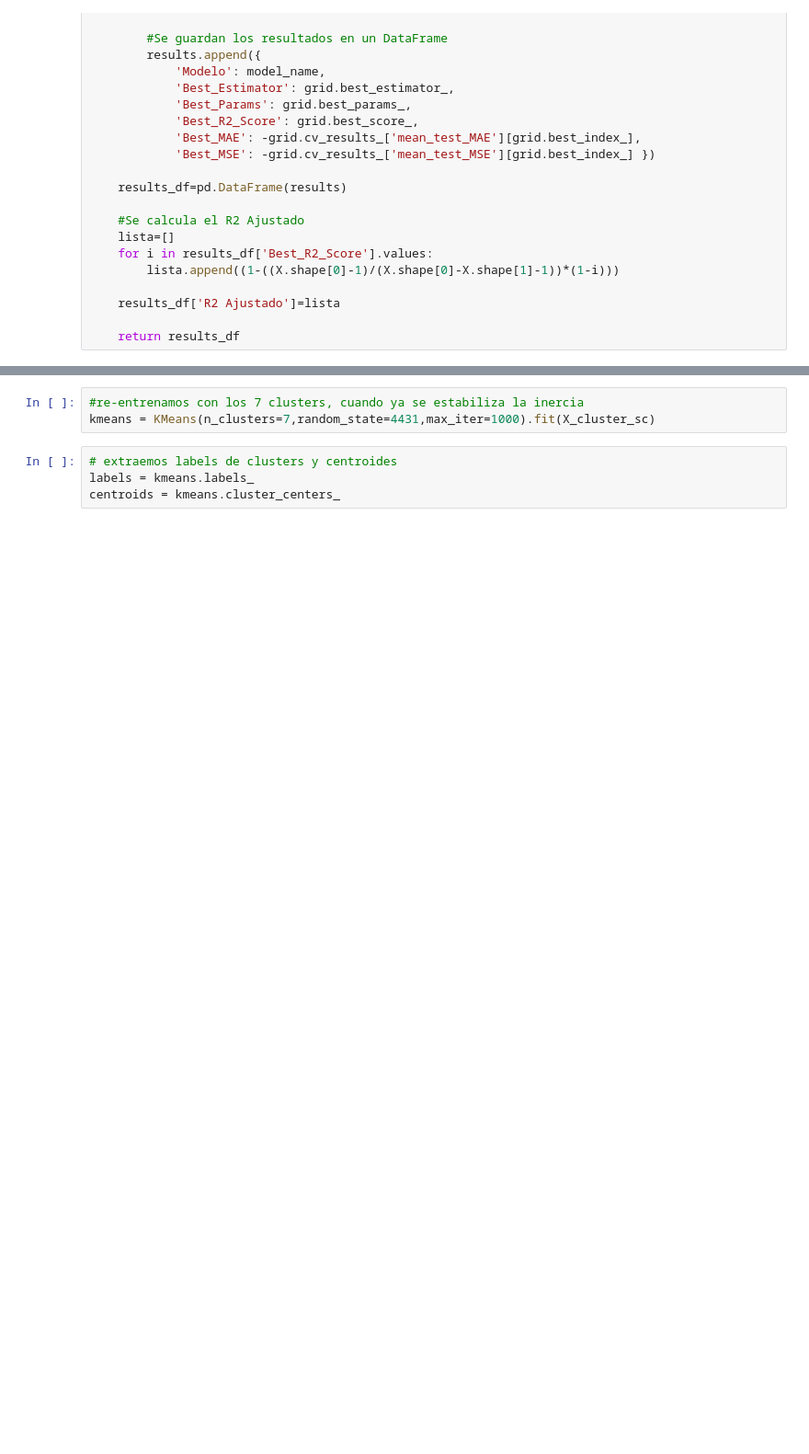
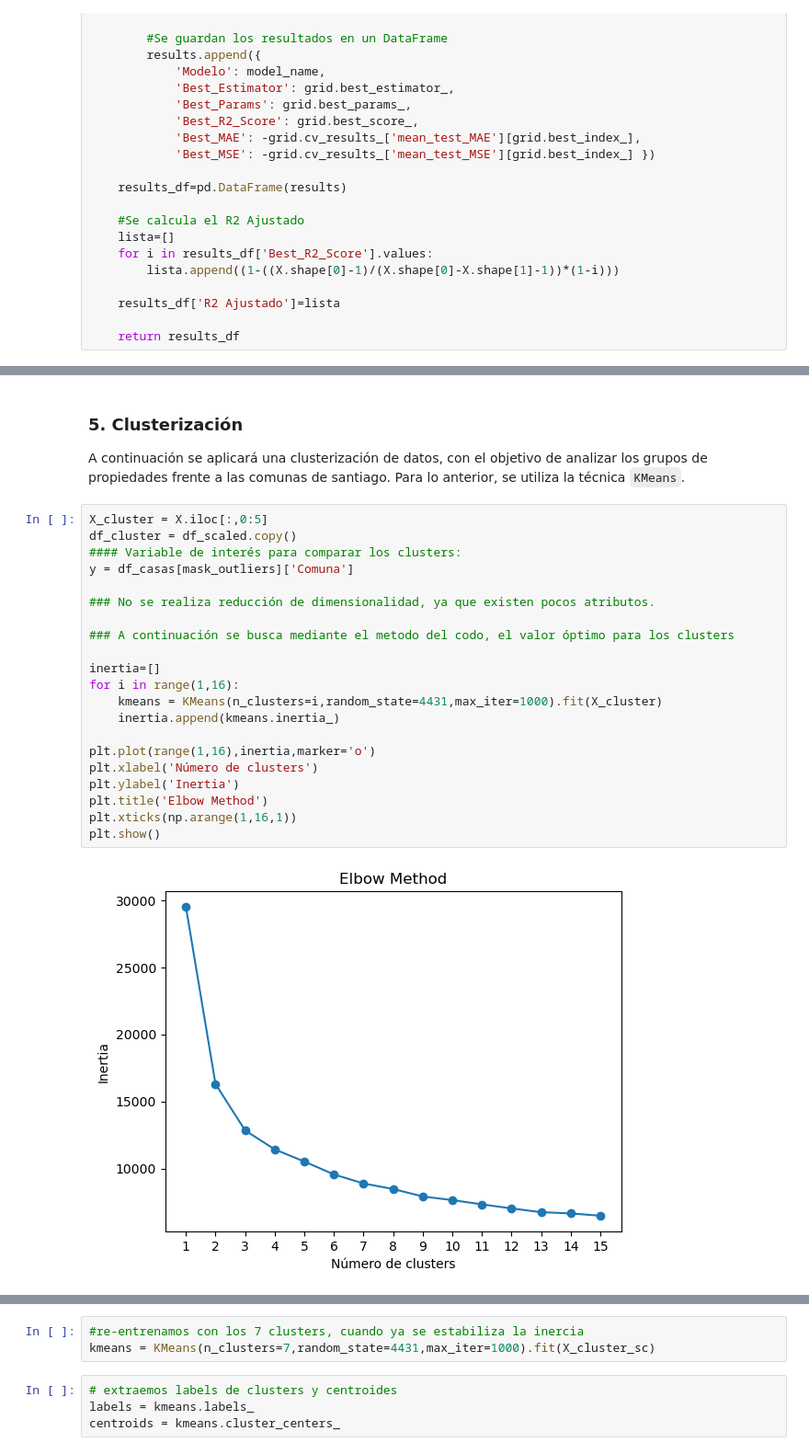
Before and after one commit to mespinoza8/Prediccion-Precio-Casas, a Jupyter notebook: precio_casas.ipynb, the cells around one changed output, grey strips where cells are left out. Shown at 92% size. Drawn from its saved outputs; the diff is of its cells as text; blank space fills up the shorter version.

```diff
--- a/precio_casas.ipynb
+++ b/precio_casas.ipynb
@@ -457,0 +458,27 @@ Mejor Modelo con comunas mejores hiperparámetros: {'colsample_bytree': 0.8, 'le
+# %% [markdown]
+### 5. Clusterización
+
+A continuación se aplicará una clusterización de datos, con el objetivo de analizar los grupos de propiedades frente a las comunas de santiago. Para lo anterior, se utiliza la técnica `KMeans`.
+# %%
+X_cluster = X.iloc[:,0:5]
+df_cluster = df_scaled.copy()
+#### Variable de interés para comparar los clusters:
+y = df_casas[mask_outliers]['Comuna']
+
+### No se realiza reducción de dimensionalidad, ya que existen pocos atributos.
+
+### A continuación se busca mediante el metodo del codo, el valor óptimo para los clusters
+
+inertia=[]
+for i in range(1,16):
+    kmeans = KMeans(n_clusters=i,random_state=4431,max_iter=1000).fit(X_cluster)
+    inertia.append(kmeans.inertia_)
+
+plt.plot(range(1,16),inertia,marker='o')
+plt.xlabel('Número de clusters')
+plt.ylabel('Inertia')
+plt.title('Elbow Method')
+plt.xticks(np.arange(1,16,1))
+plt.show()
+# %% [output]
+[figure, added]
```
Also changed, not shown: parts of 22 cells of this notebook.
